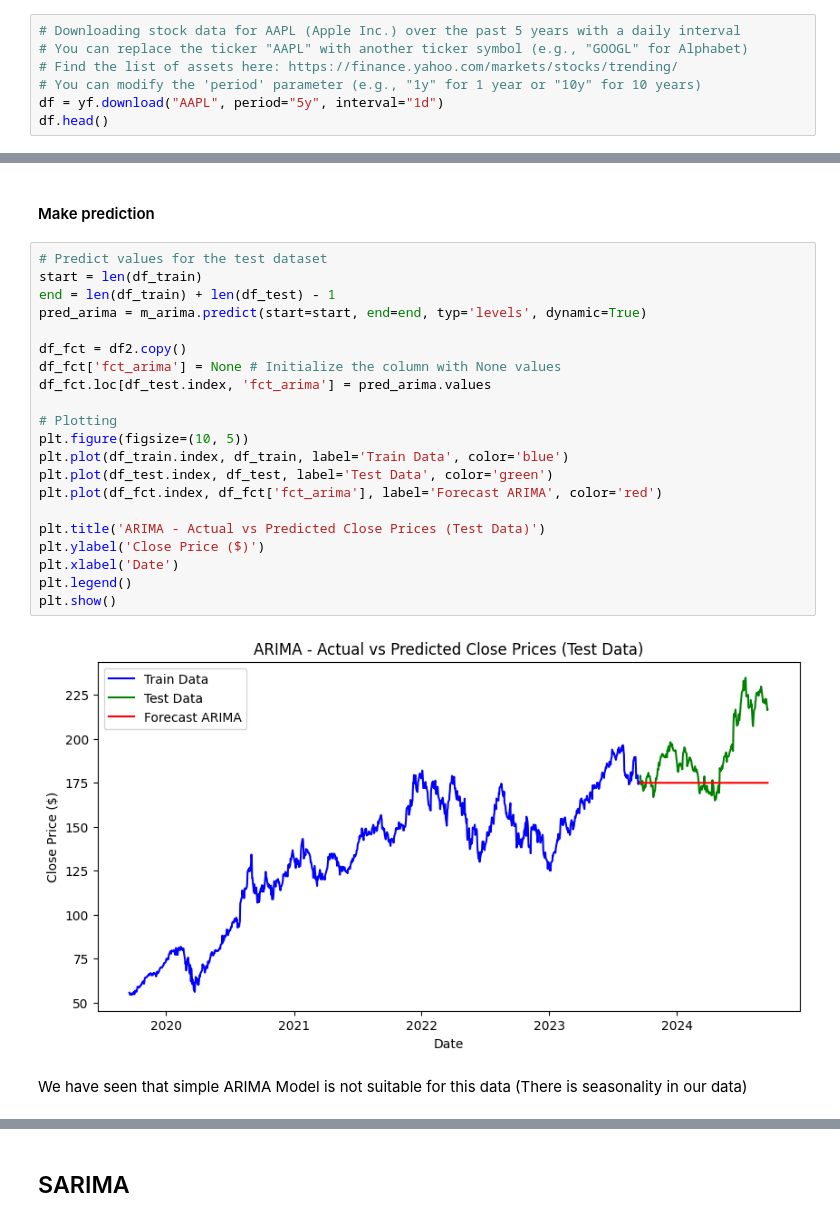
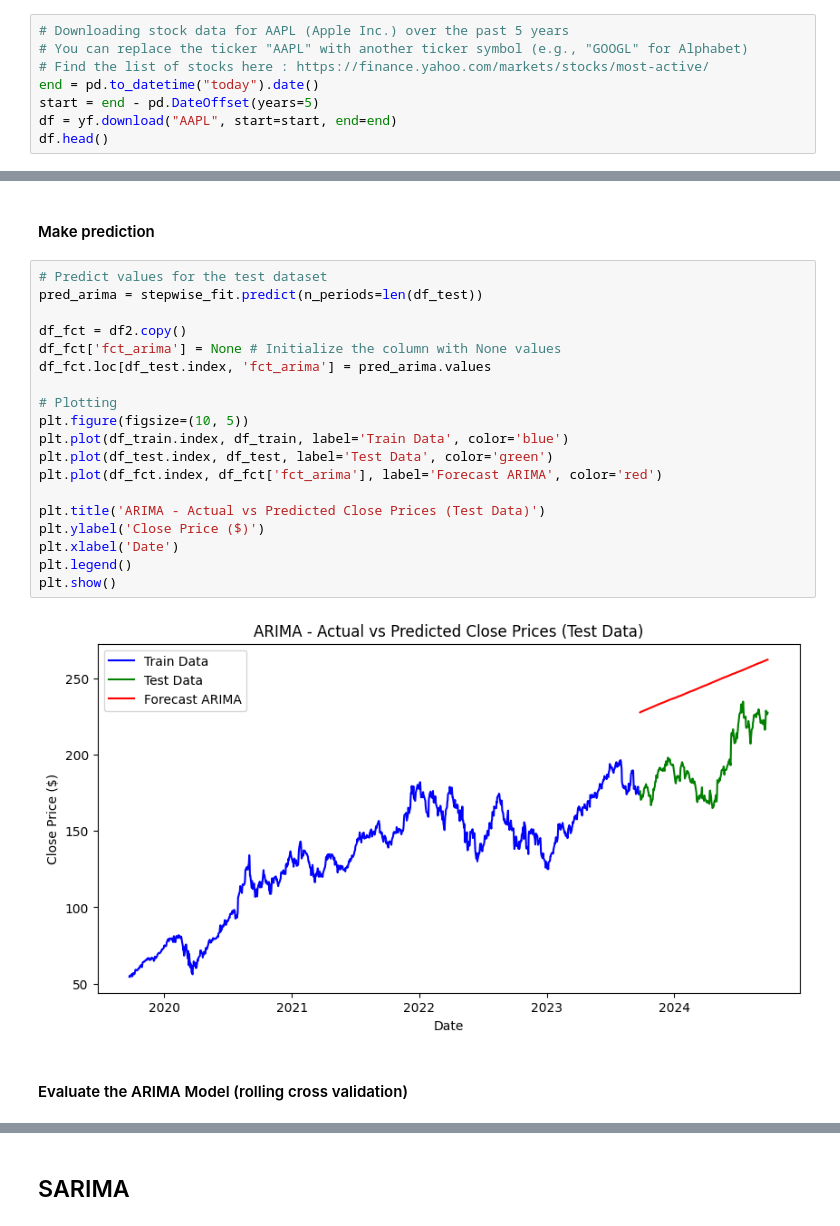
Before and after one commit to lisek75/ts_forecasting_notebook, a Jupyter notebook: aapl_stock/aapl_stock_price.ipynb, the cells around one changed output, grey strips where cells are left out. Drawn from its saved outputs; the diff is of its cells as text.

Commit message:
update ARIMA for aapl

```diff
--- a/aapl_stock/aapl_stock_price.ipynb
+++ b/aapl_stock/aapl_stock_price.ipynb
@@ -46,11 +44,12 @@ warnings.filterwarnings("ignore")
 # %% [markdown]
 ## Import and read time series data
 # %%
-# Downloading stock data for AAPL (Apple Inc.) over the past 5 years with a daily interval
+# Downloading stock data for AAPL (Apple Inc.) over the past 5 years
 # You can replace the ticker "AAPL" with another ticker symbol (e.g., "GOOGL" for Alphabet)
-# Find the list of assets here: https://finance.yahoo.com/markets/stocks/trending/
-# You can modify the 'period' parameter (e.g., "1y" for 1 year or "10y" for 10 years)
-df = yf.download("AAPL", period="5y", interval="1d")
+# Find the list of stocks here : https://finance.yahoo.com/markets/stocks/most-active/
+end = pd.to_datetime("today").date()
+start = end - pd.DateOffset(years=5)
+df = yf.download("AAPL", start=start, end=end)
 df.head()
 # %% [output]
 [*********************100%***********************]  1 of 1 completed
@@ -306,26 +301,24 @@ ax2.hist(residuals, density=True)
 #### Make prediction
 # %%
 # Predict values for the test dataset
-start = len(df_train)
-end = len(df_train) + len(df_test) - 1
-pred_arima = m_arima.predict(start=start, end=end, typ='levels', dynamic=True)
+pred_arima = stepwise_fit.predict(n_periods=len(df_test))
 
 df_fct = df2.copy()
 df_fct['fct_arima'] = None # Initialize the column with None values
 df_fct.loc[df_test.index, 'fct_arima'] = pred_arima.values
 
 # Plotting
 plt.figure(figsize=(10, 5))
 plt.plot(df_train.index, df_train, label='Train Data', color='blue')
 plt.plot(df_test.index, df_test, label='Test Data', color='green')
 plt.plot(df_fct.index, df_fct['fct_arima'], label='Forecast ARIMA', color='red')
 
 plt.title('ARIMA - Actual vs Predicted Close Prices (Test Data)')
 plt.ylabel('Close Price ($)')
 plt.xlabel('Date')
 plt.legend()
 plt.show()
 # %% [output]
-[figure, old version]
+[figure, new version]
-# %% [markdown]
-We have seen that simple ARIMA Model is not suitable for this data (There is seasonality in our data)
+# %% [markdown]
+#### Evaluate the ARIMA Model (rolling cross validation)
```
Also changed, not shown: parts of 31 cells of this notebook.
